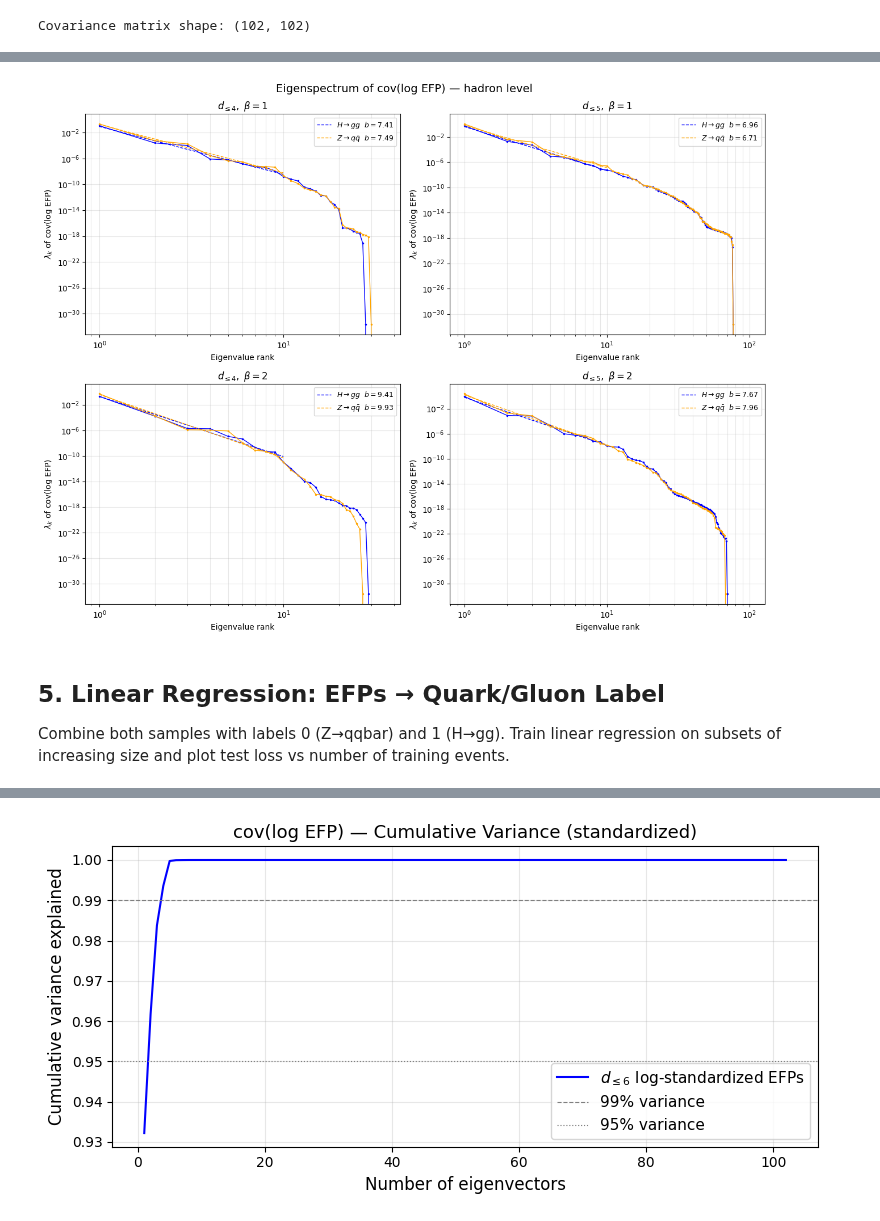
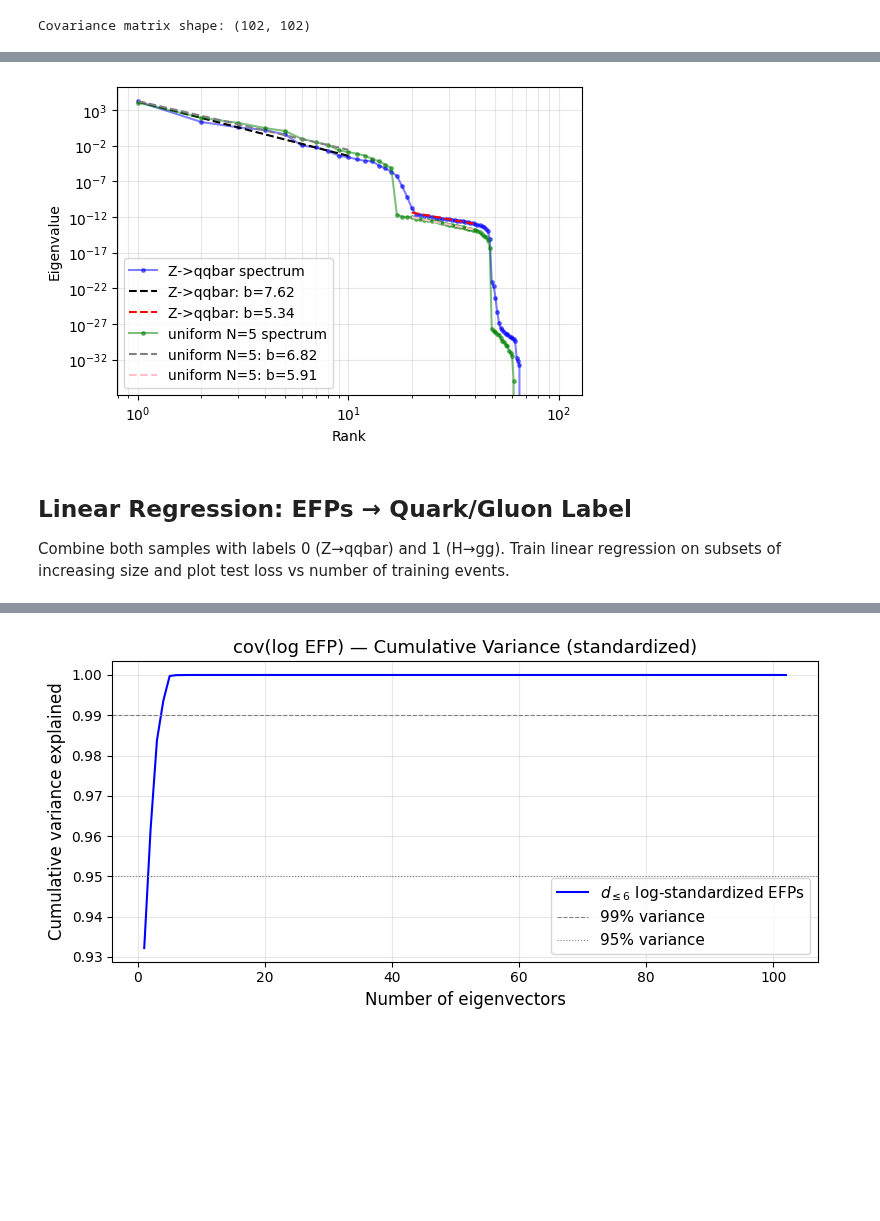
Before and after one commit to ykahn/Jet-Scaling-Laws, a Jupyter notebook: StevensCode/Pythia_EFP_Covariance.ipynb, the cells around one changed output, grey strips where cells are left out. Drawn from its saved outputs; the diff is of its cells as text; code cells hidden in the pictures; blank space fills up the shorter version.

```diff
--- a/StevensCode/Pythia_EFP_Covariance.ipynb
+++ b/StevensCode/Pythia_EFP_Covariance.ipynb
@@ -124,13 +183,13 @@ Diagonalize each covariance matrix and plot eigenvalues sorted in descending ord
 The shape of this spectrum reflects how correlated the EFPs are — a steep drop means
 most variance is captured by the first few eigenvectors.
 # %%
-eigvals_Z = np.sort(np.linalg.eigvalsh(cov_Z))[::-1]
-eigvals_H = np.sort(np.linalg.eigvalsh(cov_H))[::-1]
+samples = [('Z->qqbar', cov_Z), ('H->gg', cov_H),
+           ('uniform N=3', cov_u3), ('uniform N=5', cov_u5),
+           ('uniform N=7', cov_u7), ('uniform N=9', cov_u9)]
 
-# Drop any numerically negative eigenvalues (rounding noise near zero)
-eigvals_Z = np.clip(eigvals_Z, 0, None)
-eigvals_H = np.clip(eigvals_H, 0, None)
-
-print(f'Z: largest eigenvalue = {eigvals_Z[0]:.4e}, smallest = {eigvals_Z[-1]:.4e}')
-print(f'H: largest eigenvalue = {eigvals_H[0]:.4e}, smallest = {eigvals_H[-1]:.4e}')
+eigvals = {}
+for name, cov in samples:
+    ev = np.clip(np.sort(np.linalg.eigvalsh(cov))[::-1], 0, None)
+    eigvals[name] = ev
+    print(f'{name}: largest = {ev[0]:.4e}, smallest = {ev[-1]:.4e}')
 # %% [output]
@@ -182,28 +212,25 @@ plt.show()
 # %%
-fit_cutoff = 10  # fit only the clean power-law region, same as single-panel plot
+fit_min, fit_max = 1, 10
+fit_min2, fit_max2 = 20, 40
 
-fig, axes = plt.subplots(2, 2, figsize=(13, 10))
-ax_map = [('d4b1', axes[0,0]), ('d5b1', axes[0,1]), ('d4b2', axes[1,0]), ('d5b2', axes[1,1])]
-
-for key, ax in ax_map:
-    for sample, color, slabel in [('H', 'b', r'$H\to gg$'), ('Z', 'orange', r'$Z\to q\bar{q}$')]:
-        raw = efps_all[key][sample]
-        eigvals = np.clip(np.sort(np.linalg.eigvalsh(np.cov(np.log(raw + eps).T)))[::-1], 0, None)
-        idx = np.arange(1, len(eigvals) + 1)
-        ax.loglog(idx, eigvals, color=color, marker='.', markersize=3, linewidth=1)
-        idx_fit = np.arange(1, fit_cutoff + 1)
-        slope, log_c = np.polyfit(np.log(idx_fit), np.log(eigvals[:fit_cutoff]), 1)
-        ax.loglog(idx_fit, np.exp(log_c) * idx_fit**slope, color=color,
-                  linestyle='--', linewidth=1, label=f'{slabel}  $b={-slope:.2f}$')
-    ax.set_title(efps_all[key]['label'], fontsize=12)
-    ax.set_xlabel('Eigenvalue rank', fontsize=10)
-    ax.set_ylabel(r'$\lambda_k$ of cov(log EFP)', fontsize=10)
-    ax.legend(fontsize=9)
-    ax.grid(True, which='both', alpha=0.3)
-
-plt.suptitle('Eigenspectrum of cov(log EFP) — hadron level', fontsize=14)
-plt.tight_layout()
-plt.savefig('figures/eigenspectrum_grid.png', dpi=150, bbox_inches='tight')
-plt.show()
+fig, ax = plt.subplots(figsize=(6, 4))
+for name, color0, color1, color2 in [('Z->qqbar', 'b', 'k','r'),
+                    # ('H->gg', 'r'),
+                    ('uniform N=5', 'g', 'gray', 'pink')]:
+    ev = eigvals[name]
+    idx = np.arange(1, len(ev)+1)
+    ax.loglog(idx, ev, '.-', markersize=5, color=color0, label=f'{name} spectrum', alpha=0.5)
+    mask = (idx >= fit_min) & (idx <= fit_max) & (ev > 0)
+    mask2 = (idx >= fit_min2) & (idx <= fit_max2) & (ev > 0)
+    slope, log_c = np.polyfit(np.log(idx[mask]), np.log(ev[mask]), 1)
+    slope2, log_c2 = np.polyfit(np.log(idx[mask2]), np.log(ev[mask2]), 1)
+    ax.loglog(idx[mask], np.exp(log_c)*idx[mask]**slope, '--', color=color1,
+              label=f'{name}: b={-slope:.2f}', alpha=1)
+    ax.loglog(idx[mask2], np.exp(log_c2)*idx[mask2]**slope2, '--', color=color2,
+              label=f'{name}: b={-slope2:.2f}', alpha=1)
+ax.set_xlabel('Rank');
+ax.set_ylabel('Eigenvalue')
+ax.legend();
+ax.grid(True, which='both', alpha=0.3)
 # %% [output]
-[figure, old version]
+[figure, new version]
@@ -210,5 +244,5 @@ plt.show()
 # %% [markdown]
-## 5. Linear Regression: EFPs → Quark/Gluon Label
+## Linear Regression: EFPs → Quark/Gluon Label
 
 Combine both samples with labels 0 (Z→qqbar) and 1 (H→gg). Train linear regression on
 subsets of increasing size and plot test loss vs number of training events.
```
Also changed, not shown: parts of 37 cells of this notebook, 1 other file.
